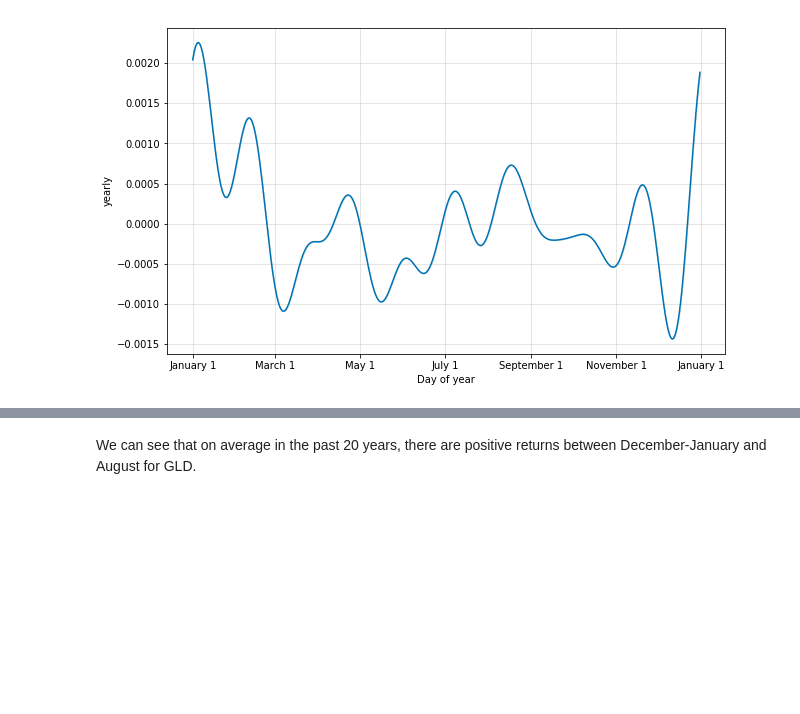
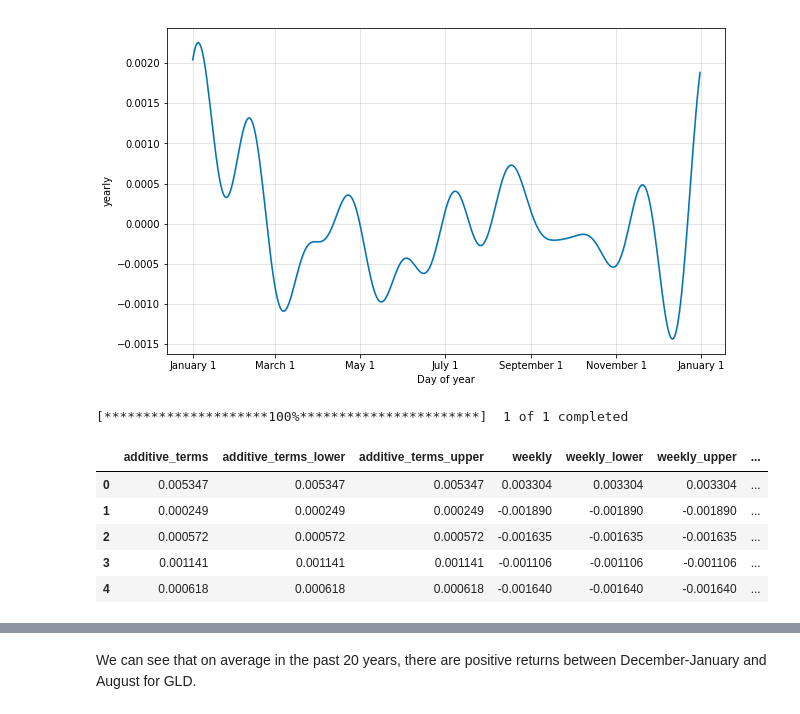
Before and after one commit to angelotc/Decomposition-of-Retail-Companies, a Jupyter notebook: Cumulative Returns Analysis.ipynb, the cells around one changed output, grey strips where cells are left out. Cells and saved outputs as stored; diff of their text form; code cells hidden in the pictures; blank space fills up the shorter version.

```diff
--- a/Cumulative Returns Analysis.ipynb
+++ b/Cumulative Returns Analysis.ipynb
@@ -278,3 +278,31 @@ yearly_seasonality_graph(["GLD"], '2000-12-31', '2019-12-31')
 # %% [output]
 [*********************100%***********************]  1 of 1 completed
 [figure]
+# %%
+tickers_str, start_date, end_date = ["GLD"], '2000-12-31', '2019-12-31'
+import matplotlib as plt
+%matplotlib inline
+for ticker in tickers_str:
+    # Pull data from Yahoo Finance
+    data = yf.download(ticker , start = start_date , end = end_date)
+
+    # Create percentage daily returns column
+    data['Daily_return'] = data['Adj Close']/data['Adj Close'].shift(1)-1
+
+    # Rename our x and y variables to fit FB Prophet.
+    df = data.reset_index().rename(columns={'Date':'ds', 'Daily_return':'y'})
+
+    # FB Prophet
+    m = Prophet(daily_seasonality=False).fit(df)
+    seas_df = seasonality_df(m)
+# %% [output]
+[*********************100%***********************]  1 of 1 completed
+# %%
+seas_df.head()
+# %% [output]
+|  | additive_terms | additive_terms_lower | additive_terms_upper | weekly | weekly_lower | weekly_upper | ... |
+| 0 | 0.005347 | 0.005347 | 0.005347 | 0.003304 | 0.003304 | 0.003304 | ... |
+| 1 | 0.000249 | 0.000249 | 0.000249 | -0.001890 | -0.001890 | -0.001890 | ... |
+| 2 | 0.000572 | 0.000572 | 0.000572 | -0.001635 | -0.001635 | -0.001635 | ... |
+| 3 | 0.001141 | 0.001141 | 0.001141 | -0.001106 | -0.001106 | -0.001106 | ... |
+| 4 | 0.000618 | 0.000618 | 0.000618 | -0.001640 | -0.001640 | -0.001640 | ... |
```
Also changed, not shown: parts of 5 cells of this notebook.
